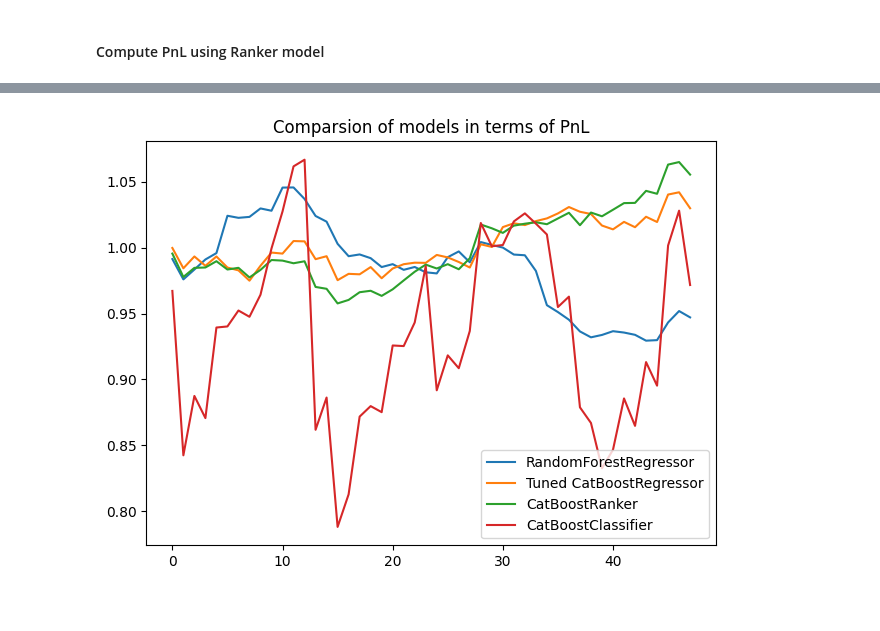
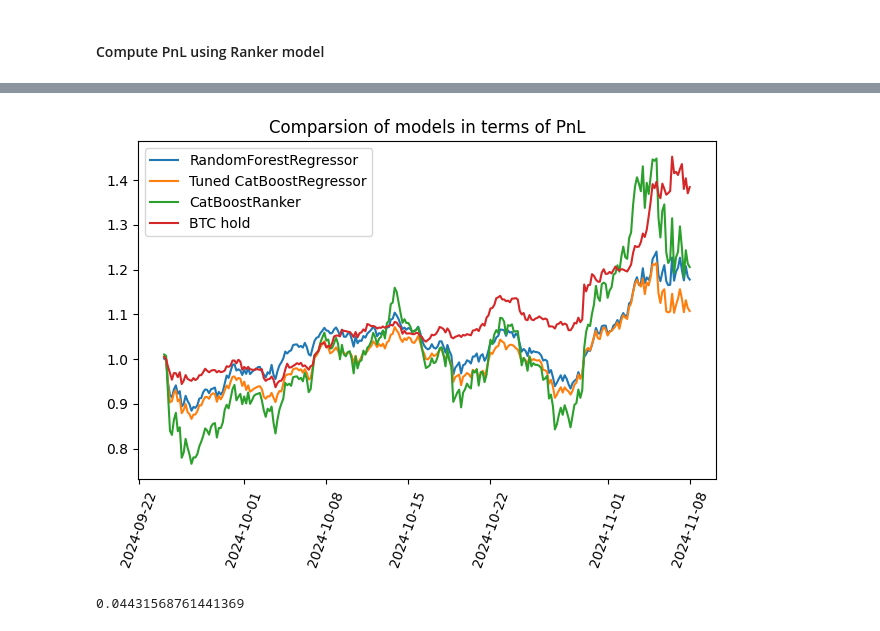
Before and after one commit to B0R0koko/microstructure_ranker, a Jupyter notebook: src/analysis/analysis.ipynb, the cells around one changed output, grey strips where cells are left out. Cells and saved outputs as stored; diff of their text form; code cells hidden in the pictures.

```diff
--- a/src/analysis/analysis.ipynb
+++ b/src/analysis/analysis.ipynb
@@ -593,8 +629,10 @@ df_test["predicted_rank"] = df_test.groupby("cross_section_id")["relevance_score
 returns: List[float] = []
 
 for cross_section_id, df_cross_section in df_test.groupby("cross_section_id"):
-    top_currency_pairs: List[str] = df_cross_section[df_cross_section["predicted_rank"] <= 5]["currency_pair"].tolist()
+    top_currency_pairs: List[str] = df_cross_section[df_cross_section["predicted_rank"] <= 10]["currency_pair"].tolist()
     portfolio_return = (df_cross_section[df_cross_section["currency_pair"].isin(top_currency_pairs)]["log_return"] * 0.2).sum()
     returns.append(portfolio_return)
 
-ranker_returns: np.ndarray = np.array(returns) + 1
+ranker_returns: np.ndarray = np.array(returns)
+plt.plot(ranker_returns.cumsum())
+plt.show()
@@ -601,9 +641,15 @@ ranker_returns: np.ndarray = np.array(returns) + 1
 # %%
-returns: List[np.ndarray] = [rf_returns.cumprod(), cb_returns.cumprod(), ranker_returns.cumprod()]
+returns: List[np.ndarray] = [
+    (1 + rf_returns).cumprod(),
+    (1 + cb_returns).cumprod(),
+    (1 + ranker_returns).cumprod()
+]
 models: List[str] = ["RandomForestRegressor", "Tuned CatBoostRegressor", "CatBoostRanker"]
 
 for return_series, model_name in zip(returns, models):
     plt.plot(return_series, label=model_name)
+
+# plt.plot((1 + df_test[df_test["currency_pair"] == "BTCUSDT"]["log_return"]).cumprod().values)
 
 plt.title("Comparsion of models in terms of PnL")
 plt.legend()
@@ -664,12 +661,0 @@ auc(x=recall, y=precision)
-# %%
-df_test["is_top_5_pred"] = model_cf.predict(ptest)
-
-returns: List[float] = []
-
-for cross_section_id, df_cross_section in df_test.groupby("cross_section_id"):
-    top_currency_pairs: List[str] = df_cross_section[df_cross_section["is_top_5_pred"]]["currency_pair"].tolist()
-    portfolio_return = (df_cross_section[df_cross_section["currency_pair"].isin(top_currency_pairs)]["log_return"] * 0.2).sum()
-    returns.append(portfolio_return)
-
-cf_returns: np.ndarray = np.array(returns) + 1
-cf_returns
@@ -687,15 +662,32 @@ array([0.96713155, 0.87105701, 1.05346423, 0.98106131, 1.07891165,
 # %%
-returns: List[np.ndarray] = [rf_returns.cumprod(), cb_returns.cumprod(), ranker_returns.cumprod(), cf_returns.cumprod()]
-models: List[str] = ["RandomForestRegressor", "Tuned CatBoostRegressor", "CatBoostRanker", "CatBoostClassifier"]
+returns: List[np.ndarray] = [
+    (1 + rf_returns).cumprod(),
+    (1 + cb_returns).cumprod(),
+    (1 + ranker_returns).cumprod(),
+]
+
+models: List[str] = ["RandomForestRegressor", "Tuned CatBoostRegressor", "CatBoostRanker"]
+X = df_test["cross_section_start_time"].unique()
 
 for return_series, model_name in zip(returns, models):
-    plt.plot(return_series, label=model_name)
+    plt.plot(X[:270], return_series[:270], label=model_name)
+
+plt.plot(
+    X[:270],
+    (1 + df_test[df_test["currency_pair"] == "BTCUSDT"]["log_return"]).cumprod().values[:270],
+    label="BTC hold"
+)
 
 plt.legend()
 
+plt.xticks(rotation=70)
 plt.title("Comparsion of models in terms of PnL")
 plt.tight_layout()
 plt.savefig("pnl_validation.png")
 plt.show()
 # %% [output]
-[figure, old version]
+[figure, new version]
+# %%
+ranker_returns.mean() / ranker_returns.std()
+# %% [output]
+0.04431568761441369
```
Also changed, not shown: parts of 42 cells of this notebook, 7 other files.
